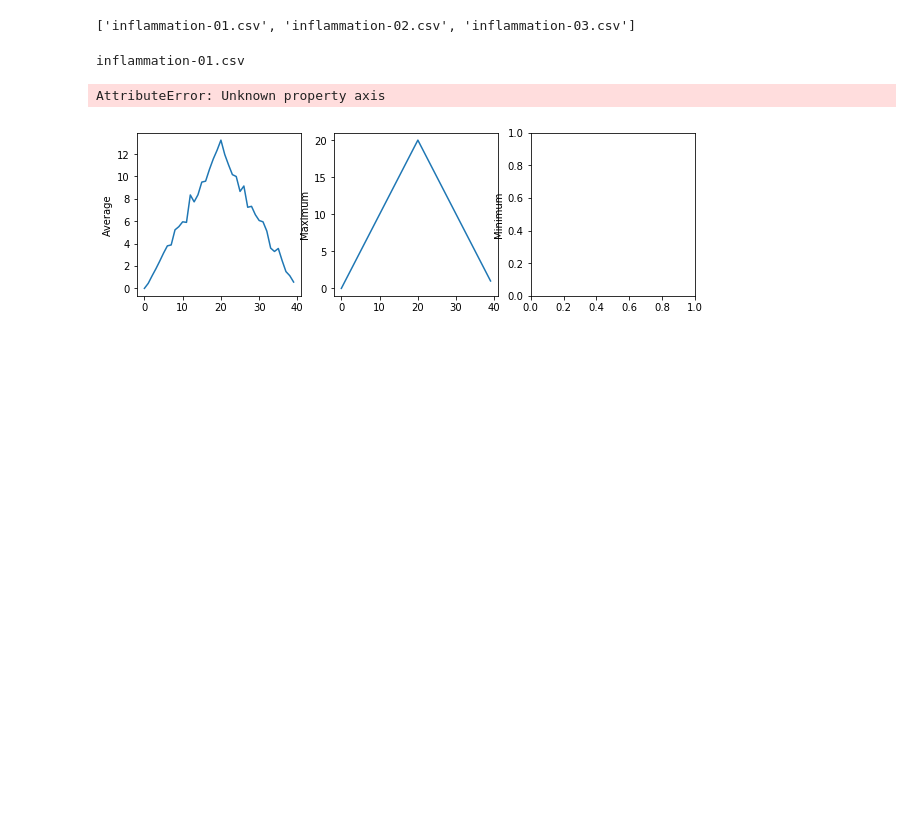
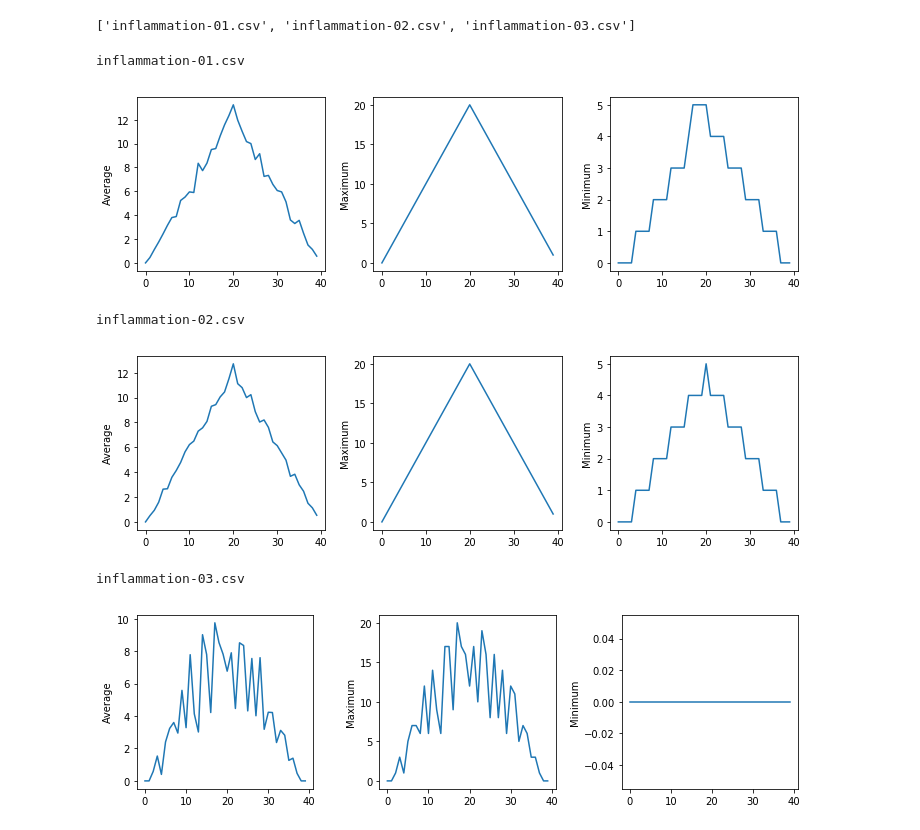
Before and after one commit to Shotgunosine/swc_python_2017-11-09-sfn, a Jupyter notebook: swc_python-sfn.ipynb, the cells around one changed output. Cells and saved outputs as stored; diff of their text form; code cells hidden in the pictures; blank space fills up the shorter version.

```diff
--- a/swc_python-sfn.ipynb
+++ b/swc_python-sfn.ipynb
@@ -382,21 +382,24 @@ print(file_list[0:3])
 # %%
 for f in file_list[0:3]:
     print(f)
     data = np.loadtxt(f, delimiter=',')
 
     fig = plt.figure(figsize=(10, 3))
     axes1 = fig.add_subplot(1, 3, 1)
     axes2 = fig.add_subplot(1, 3, 2)
     axes3 = fig.add_subplot(1, 3, 3)
     axes1.set_ylabel("Average")
     axes1.plot(np.mean(data, axis=0))
     axes2.set_ylabel("Maximum")
     axes2.plot(np.max(data, axis=0))
     axes3.set_ylabel("Minimum")
-    axes3.plot(np.min(data), axis=0)
+    axes3.plot(np.min(data, axis=0))
     fig.tight_layout()
     plt.show()
 # %% [output]
 inflammation-01.csv
+[figure, new version]
-AttributeError: Unknown property axis
+inflammation-02.csv
-[figure, old version]
+[figure, added]
+inflammation-03.csv
+[figure, added]
```
